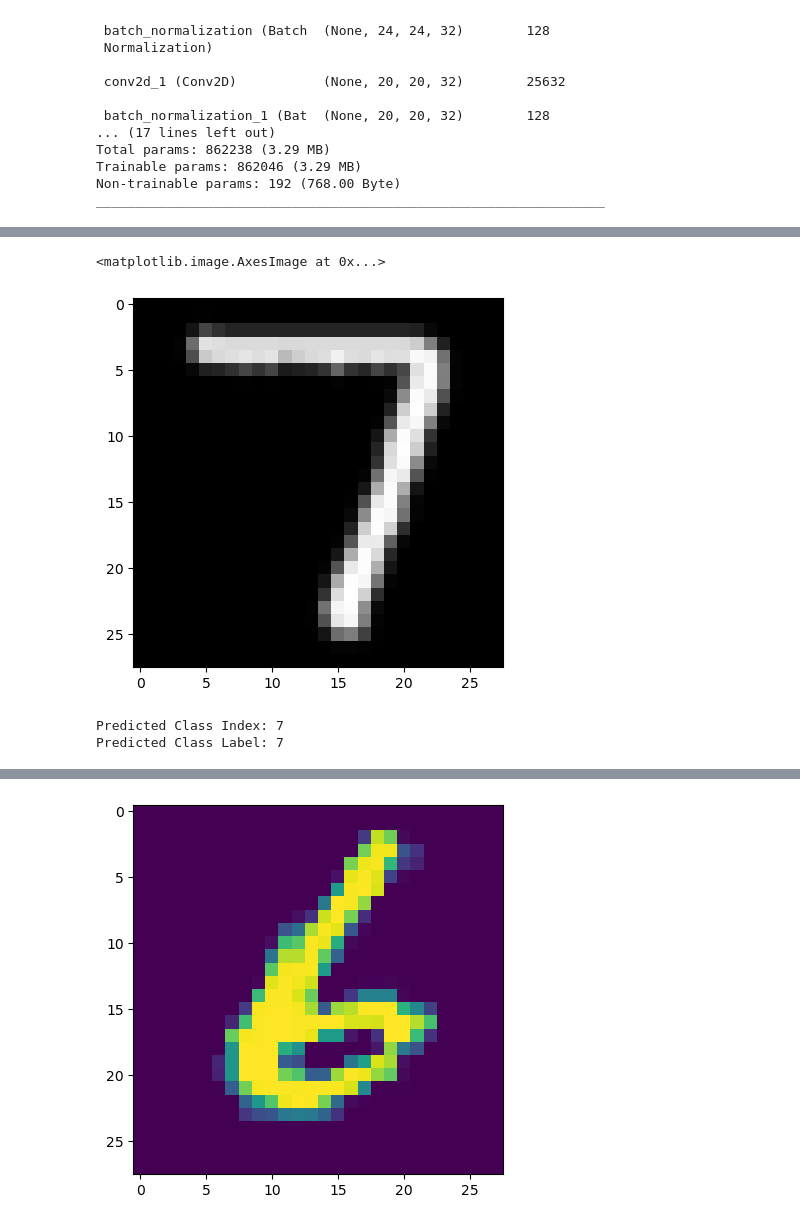
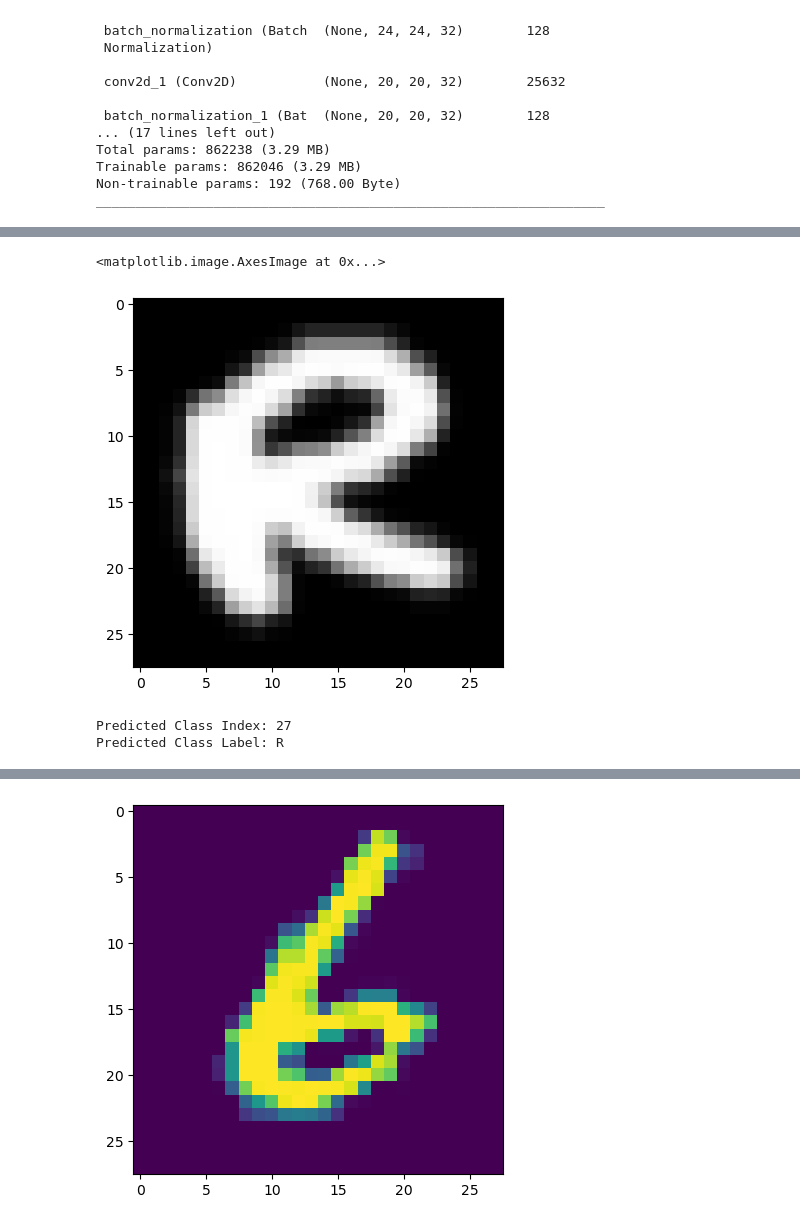
Before and after one commit to Abhishek00013/Handwritten_Character_Recognition, a Jupyter notebook: CNNFORHCR.ipynb, the cells around one changed output, grey strips where cells are left out. Saved outputs shown, nothing was run; the diff lists cells and outputs as text; code cells hidden in the pictures.

```diff
--- a/CNNFORHCR.ipynb
+++ b/CNNFORHCR.ipynb
@@ -119,6 +101,6 @@ train_x:  (697931, 28, 28, 1)
 # %%
-# since the data in emnist by class is rotated and reversed
-for i in range(697931):
+# Data in emnist by class is rotated and reversed
+for i in range(train_x.shape[0]):
     image = train_x[i]
     image = np.array(image)
     image = np.reshape(image, (28, 28))
@@ -126,7 +108,7 @@ for i in range(697931):
     image = image.reshape((28, 28, 1))
     train_x[i] = image
 
-for i in range(116322):
+for i in range(test_x.shape[0]):
     image = test_x[i]
     image = np.array(image)
     image = np.reshape(image, (28, 28))
@@ -228,21 +235,19 @@ predictions = model.predict(test_x)
 # %%
-plt.imshow(test_x[1], interpolation="nearest", cmap="gray")
+plt.imshow(test_x[14], cmap="gray")
 # %% [output]
 <matplotlib.image.AxesImage at 0x...>
-[figure, old version]
+[figure, new version]
 # %%
-# Get the predicted class label or index
-predicted_class_index = np.argmax(predictions[1])
+# predicted class label
+predicted_class_index = np.argmax(predictions[14])
 
-# You can also get the class label if you have a dictionary mapping
 class_label = word_dict[predicted_class_index]
 
-# Print or use the results
 print("Predicted Class Index:", predicted_class_index)
 print("Predicted Class Label:", class_label)
 # %% [output]
-Predicted Class Index: 7
-Predicted Class Label: 7
+Predicted Class Index: 27
+Predicted Class Label: R
 # %%
 confusion = confusion_matrix(np.argmax(test_y, axis=1),np.argmax(predictions, axis=1))
 print(confusion)
```
Also changed, not shown: parts of 27 cells of this notebook, 1 other file.
